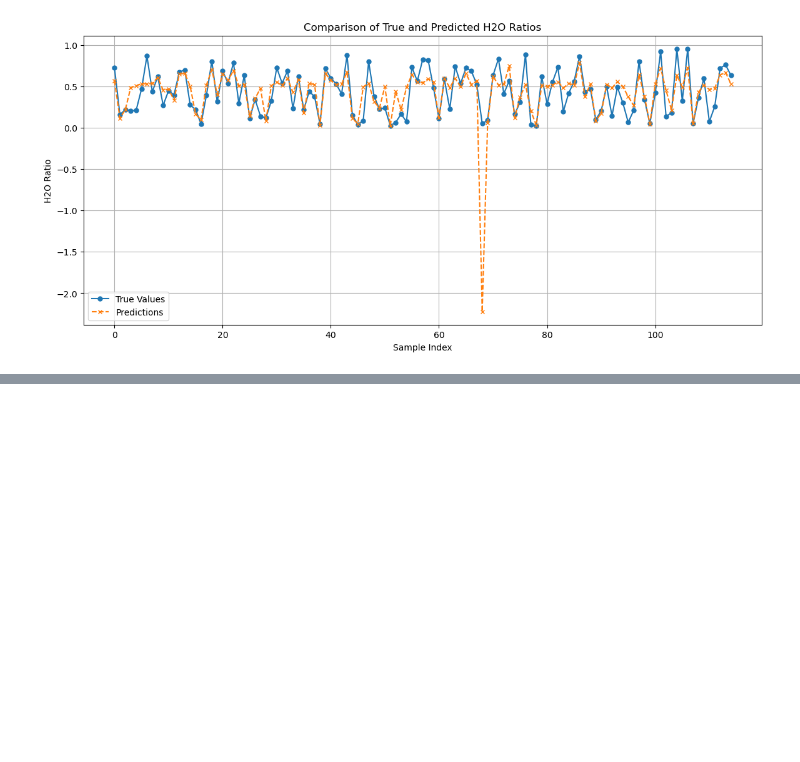
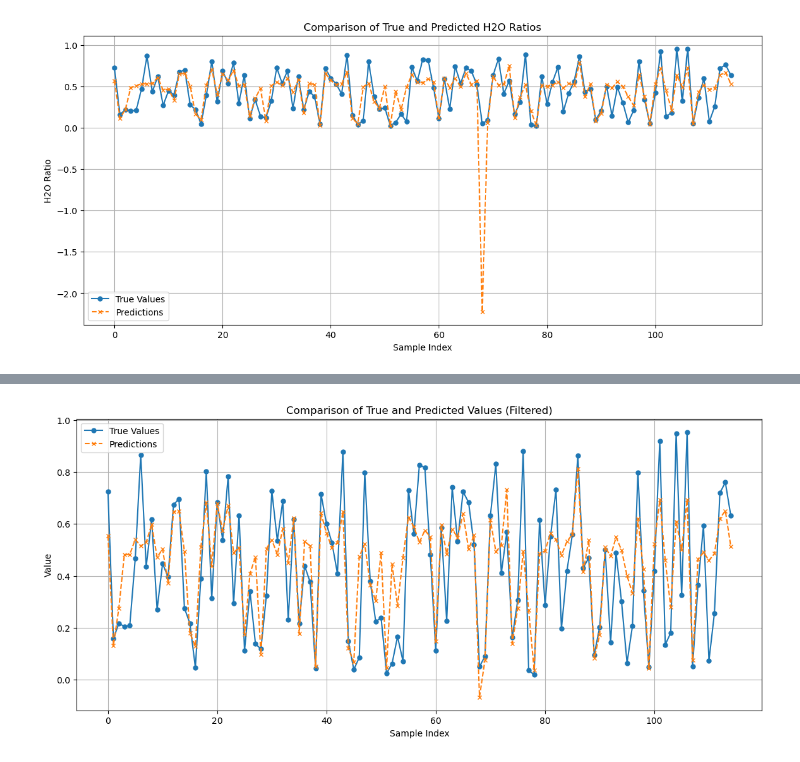
Before and after one commit to Rodisolomon/ml4sci_test, a Jupyter notebook: hanzhi_tan_GSoC_exoplanet_transmission_spectra.ipynb, the cells around one changed output, grey strips where cells are left out. Cells and saved outputs as stored; diff of their text form; code cells hidden in the pictures; blank space fills up the shorter version.

```diff
--- a/hanzhi_tan_GSoC_exoplanet_transmission_spectra.ipynb
+++ b/hanzhi_tan_GSoC_exoplanet_transmission_spectra.ipynb
@@ -453,3 +453,25 @@ plt.show()
 # %% [output]
 4/4 ━━━━━━━━━━━━━━━━━━━━ 0s 7ms/step
 [figure]
+# %%
+#figure without outlier
+predictions = model.predict(X_test).flatten()
+
+differences = np.abs(predictions - y_test)
+
+threshold = 2.0
+small_diff_indices = np.where(differences < threshold)[0]
+
+filtered_predictions = predictions[small_diff_indices]
+filtered_y_test = y_test[small_diff_indices]
+
+plt.figure(figsize=(14, 6))
+plt.plot(filtered_y_test, label='True Values', marker='o', linestyle='-', markersize=5)
+plt.plot(filtered_predictions, label='Predictions', marker='x', linestyle='--', markersize=5)
+plt.title('Comparison of True and Predicted Values (Filtered)')
+plt.xlabel('Sample Index')
+plt.ylabel('Value')
+plt.legend()
+plt.grid(True)
+plt.show()
+# %% [output]
@@ -456,2 +479,3 @@ plt.show()
+[figure, added]
 # %%
 model.save('/Users/hanzhitan/Desktop/gsoc/h20_prediction_model.keras')  # Saves the model to a SavedModel directory
```
Also changed, not shown: parts of 1 cell of this notebook, 2 other files.
